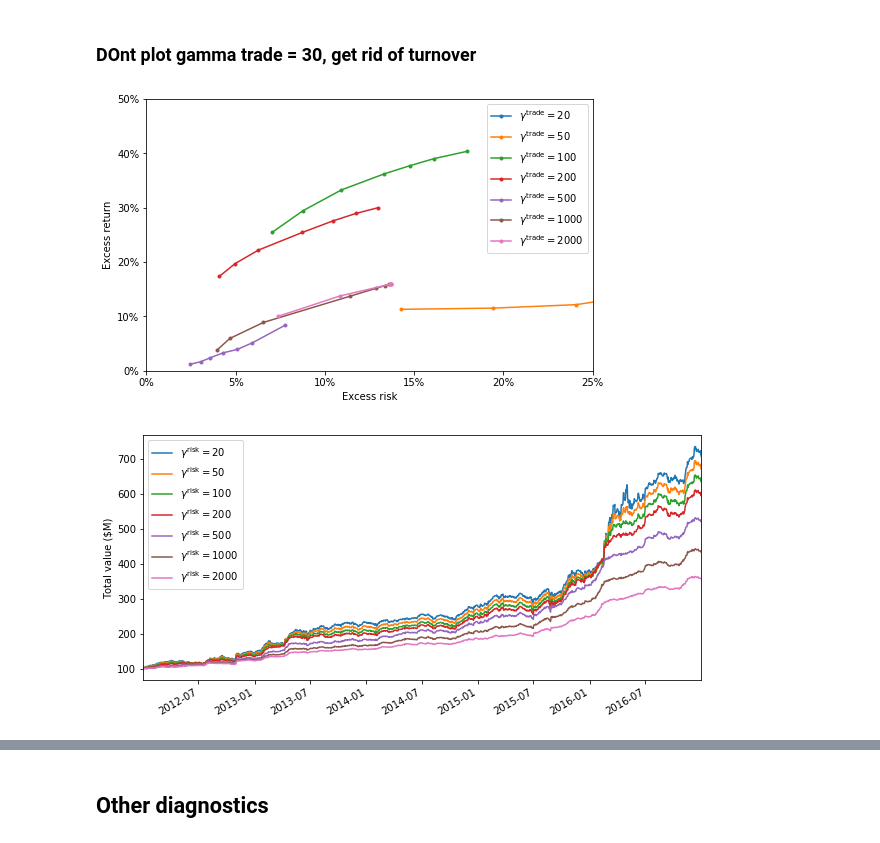
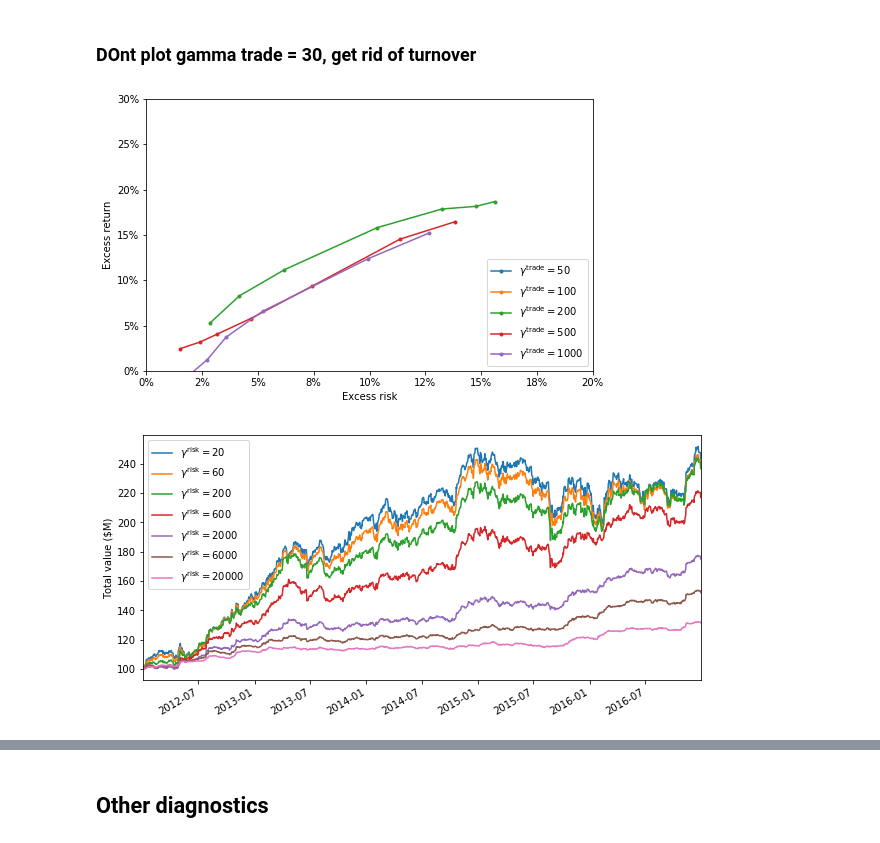
Before and after one commit to cvxgrp/cvxportfolio, a Jupyter notebook: SinglePeriodOptimization.ipynb, the cells around one changed output, grey strips where cells are left out. Cells and saved outputs as stored; diff of their text form; code cells hidden in the pictures.

```diff
--- a/SinglePeriodOptimization.ipynb
+++ b/SinglePeriodOptimization.ipynb
@@ -44,8 +44,8 @@ results={}
 # SPO coarse search
 # %%
 policies={}
-gamma_risks_coarse=[ 20, 50, 100, 200, 500, 1000, 2000]
-gamma_tcosts_coarse=[ 20, 50, 100, 200, 500, 1000, 2000]
+gamma_risks_coarse=[20, 60, 200, 600, 2000, 6000, 20000]
+gamma_tcosts_coarse=[50, 100, 200, 500, 1000]
 for gamma_risk in gamma_risks_coarse:
     for gamma_tcost in gamma_tcosts_coarse :
         policies[(gamma_risk, gamma_tcost)] = \
@@ -56,11 +56,4 @@ import warnings
 warnings.filterwarnings('ignore')
 results.update(dict(zip(policies.keys(), simulator.run_multiple_backtest(1E8*w_b, start_time=start_t,end_time=end_t,
                                               policies=policies.values(), parallel=True))))
-
-result_df_coarse=pd.DataFrame()
-for k in results:
-    if k[0] in gamma_risks_coarse and k[1] in gamma_tcosts_coarse:
-        result_df_coarse.loc[k[0], k[1]] = results[k]
-
-result_df = result_df_coarse
 # %% [output]
@@ -119,11 +89,11 @@ for gamma_tcost in result_df.columns:
     x=[el.excess_returns.std()*100*np.sqrt(250) for el in result_df[gamma_tcost]]
     y=[el.excess_returns.mean()*100*250 for el in result_df[gamma_tcost]]
     plt.plot(np.array(x),np.array(y), '.-', label='$\gamma^\mathrm{trade} = %g$'%gamma_tcost)
-plt.legend(loc='upper right')
+plt.legend(loc='lower right')
 plt.xlabel('Excess risk')
 plt.ylabel('Excess return')
-plt.xlim([0,25])
-plt.ylim([0,50])
+plt.xlim([0,20])
+plt.ylim([0,30])
 
 
 import matplotlib.ticker as mtick
@@ -133,15 +103,15 @@ ax.yaxis.set_major_formatter(mtick.FormatStrFormatter('%.0f%%'))
 
 plt.savefig(plotdir+'spo_riskrewardfrontier.png')
 # %% [output]
-[figure, old version]
+[figure, new version]
 # %%
-gamma_tcost=100#
+gamma_tcost=200#
 plt.figure(figsize=(10,5))
 
 [(results[(i, gamma_tcost)].v/1E6).plot(label='$\gamma^\mathrm{risk} = %g$'%i) for i in gamma_risks_coarse]
 plt.legend(loc='upper left')# if i==0 else 'upper left')
 plt.ylabel('Total value (\$M)')
 plt.savefig(plotdir+'spo_valueintime.png')
 # %% [output]
-[figure, old version]
+[figure, new version]
 # %%
```
Also changed, not shown: parts of 16 cells of this notebook, 5 other files.
